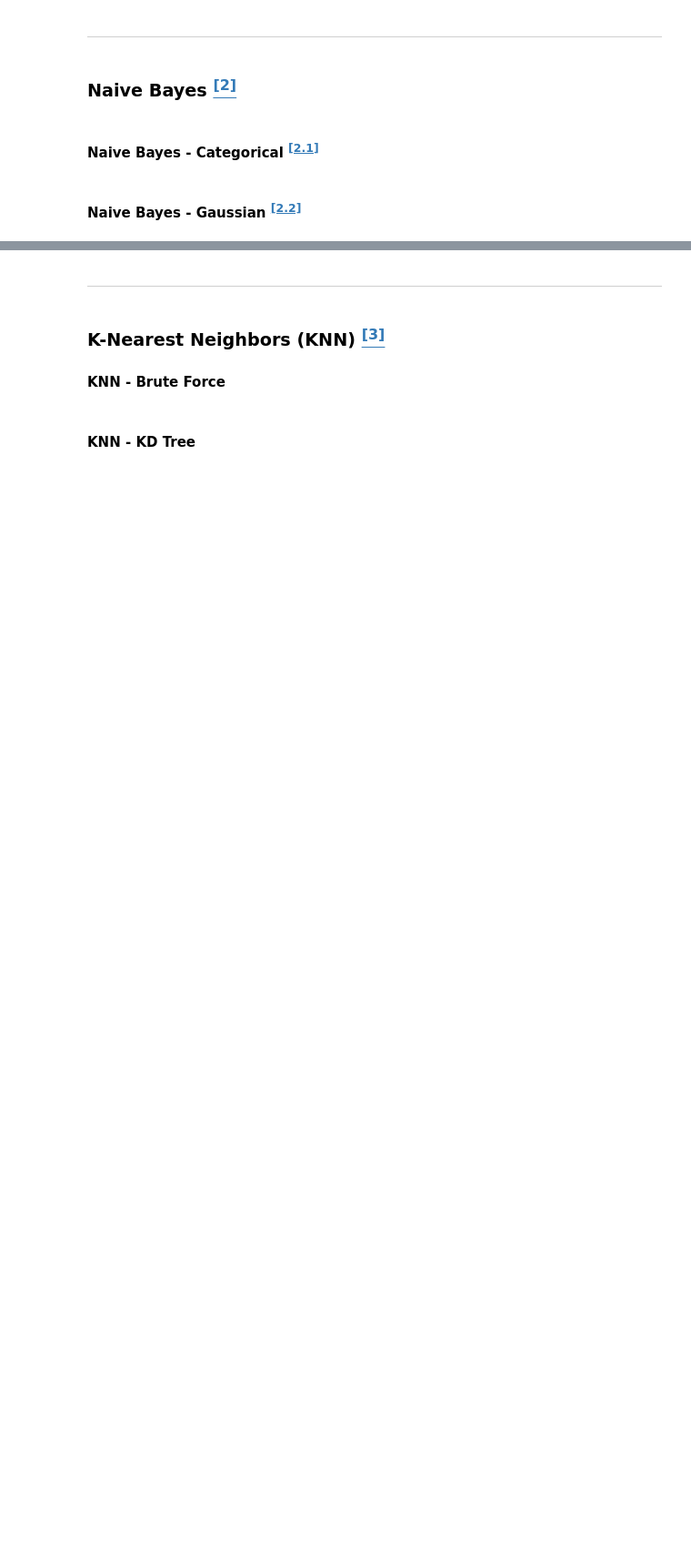
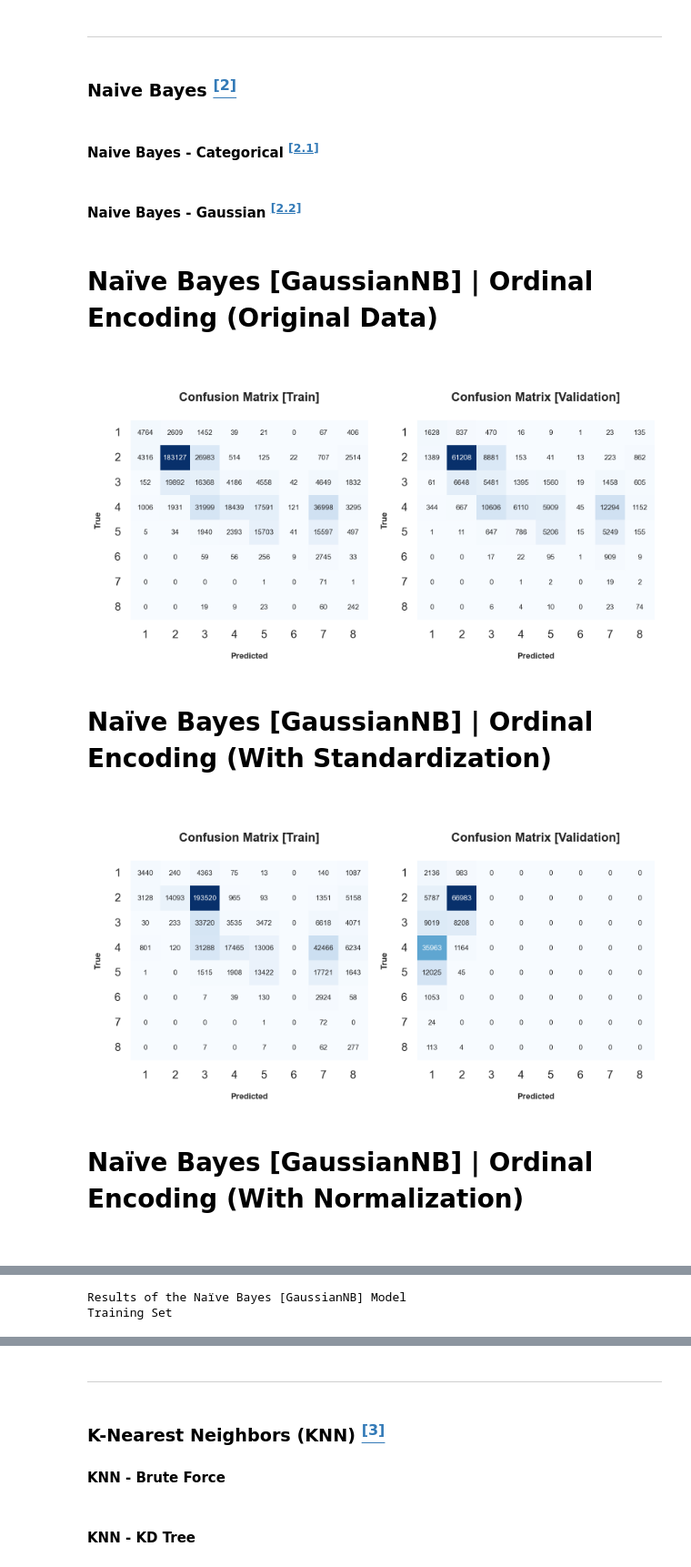
Before and after one commit to Silvestre17/ML_24.25_Project_Group33, a Jupyter notebook: 3_Modeling&Evaluation_MLProject_Group33.ipynb, the cells around one changed output, grey strips where cells are left out. Shown at 91% size. Cells and saved outputs as stored; diff of their text form; code cells hidden in the pictures; blank space fills up the shorter version.

```diff
--- a/3_Modeling&Evaluation_MLProject_Group33.ipynb
+++ b/3_Modeling&Evaluation_MLProject_Group33.ipynb
@@ -490,13 +720,36 @@ nb_ohe_pred_val_proba = nb_ohe.predict_proba(X_val_ohe)
 # %%
 # Classification Metrics & Confusion Matrix
-classification_metrics('Naïve Bayes | Ordinal Encoding (W/o Normalization)', nb_cv_ord,
-                       y_train, nb_ord_pred_train, nb_ord_pred_train_proba,
-                       y_val, nb_ord_pred_val, nb_ord_pred_val_proba, classification_report=False)
+classification_metrics('Naïve Bayes [GaussianNB] | Ordinal Encoding (Original Data)', gnb_cv_ord,
+                       y_train, gnb_ord_pred_train, gnb_ord_pred_train_proba,
+                       y_val, gnb_ord_pred_val, gnb_ord_pred_val_proba, classification_report=False)
 
-classification_metrics('Naïve Bayes | Ordinal Encoding (With Normalization)', nb_cv_ord_norm,
-                        y_train, nb_ord_norm_pred_train, nb_ord_norm_pred_train_proba,
-                        y_val, nb_ord_norm_pred_val, nb_ord_norm_pred_val_proba, classification_report=False)
+classification_metrics('Naïve Bayes [GaussianNB] | Ordinal Encoding (With Standardization)', gnb_cv_ord_std,
+                        y_train, gnb_ord_std_pred_train, gnb_ord_std_pred_train_proba,
+                        y_val, gnb_ord_std_pred_val, gnb_ord_std_pred_val_proba, classification_report=False)
 
-classification_metrics('Naïve Bayes | One-Hot Encoding', cv_ohe,
-                        y_train, nb_ohe_pred_train, nb_ohe_pred_train_proba,
-                        y_val, nb_ohe_pred_val, nb_ohe_pred_val_proba, classification_report=False)
+classification_metrics('Naïve Bayes [GaussianNB] | Ordinal Encoding (With Normalization)', gnb_cv_ord_norm,
+                        y_train, gnb_ord_norm_pred_train, gnb_ord_norm_pred_train_proba,
+                        y_val, gnb_ord_norm_pred_val, gnb_ord_norm_pred_val_proba, classification_report=False)
+
+classification_metrics('Naïve Bayes [GaussianNB] | Ordinal Encoding (With Log Transformation)', gnb_cv_ord_log,
+                        y_train, gnb_ord_log_pred_train, gnb_ord_log_pred_train_proba,
+                        y_val, gnb_ord_log_pred_val, gnb_ord_log_pred_val_proba, classification_report=False)
+
+classification_metrics('Naïve Bayes [GaussianNB] | One-Hot Encoding', gnb_cv_ohe,
+                        y_train, gnb_ohe_pred_train, gnb_ohe_pred_train_proba,
+                        y_val, gnb_ohe_pred_val, gnb_ohe_pred_val_proba, classification_report=False)
+
+# Dataframe with the results of the models
+df_results_train = pd.DataFrame(models_results_train).T
+df_results_val = pd.DataFrame(models_results_val).T
+
+# Display the results
+display_side_by_side(df_results_train[10:], df_results_val[10:],
+                     titles=['Training Set', 'Validation Set'],
+                     super_title='Results of the Naïve Bayes [GaussianNB] Model')
+# %% [output]
+Naïve Bayes [GaussianNB] | Ordinal Encoding (Original Data)
+[figure, added]
+Naïve Bayes [GaussianNB] | Ordinal Encoding (With Standardization)
+[figure, added]
+Naïve Bayes [GaussianNB] | Ordinal Encoding (With Normalization)
@@ -502,0 +761,2 @@ classification_metrics('Naïve Bayes | One-Hot Encoding', cv_ohe,
+Results of the Naïve Bayes [GaussianNB] Model
+Training Set
```
Also changed, not shown: parts of 43 cells of this notebook, 1 other file.
